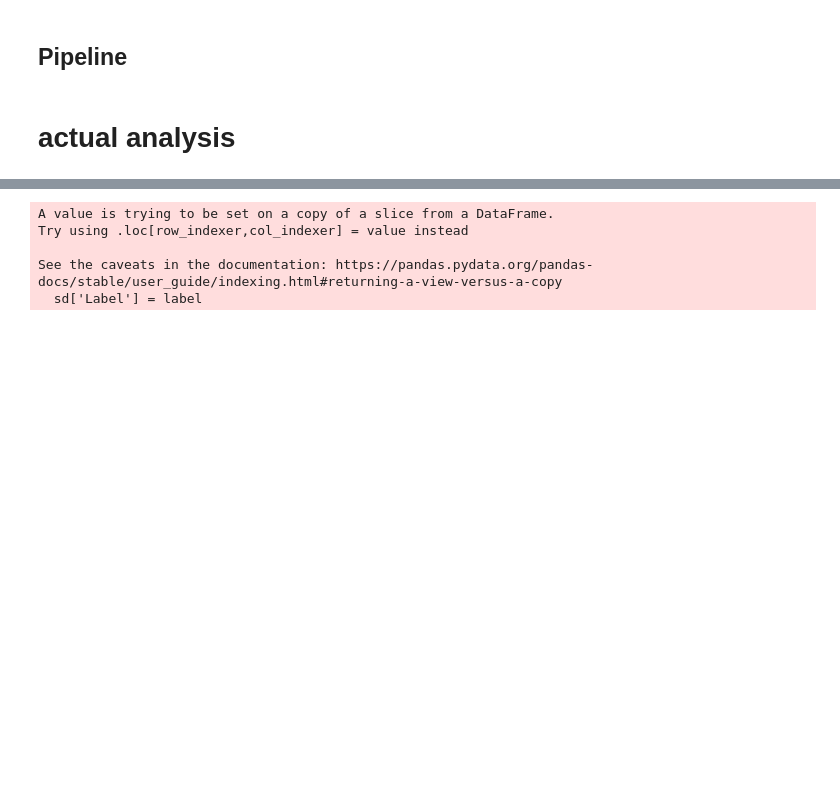
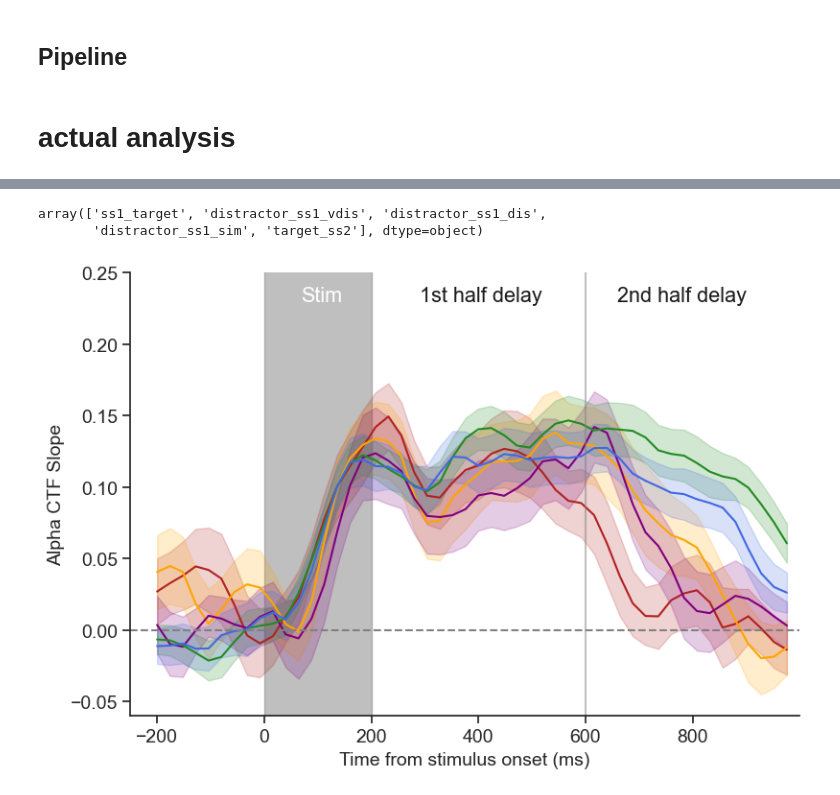
Before and after one commit to WilliamThyer/Dissociating-Spatial-and-Item-Based-Attention, a Jupyter notebook: Discus/analysis/IEM copy.ipynb, the cells around one changed output, grey strips where cells are left out. Saved outputs shown, nothing was run; the diff lists cells and outputs as text; code cells hidden in the pictures; blank space fills up the shorter version.

```diff
--- a/Discus/analysis/IEM copy.ipynb
+++ b/Discus/analysis/IEM copy.ipynb
@@ -524,0 +478,4 @@ sd = df.query('method=="Observed"')
+# %%
+x_all = pd.read_csv('output/iems_new.csv')
+x_all = x_all.drop(['Unnamed: 0','level_0','index','Time Period'],axis=1)
+x_all.head()
@@ -524,0 +506,45 @@ sd = df.query('method=="Observed"')
+# %%
+x_all.label.unique()
+# %% [output]
+array(['ss1_target', 'distractor_ss1_vdis', 'distractor_ss1_dis',
+       'distractor_ss1_sim', 'target_ss2'], dtype=object)
+# %%
+plt.close()
+colors = ['firebrick', 'orange','purple','forestgreen','royalblue']
+
+fig,ax =plt.subplots(figsize=(9,6))
+ax.fill_between([0,200], [-1, -1], [
+                1, 1], color='gray', alpha=.5)
+sns.lineplot(data=x_all,x='time',y='Slope',hue='label',ax=ax,legend=False,errorbar='se',
+             palette=colors, hue_order=['distractor_ss1_vdis','distractor_ss1_dis','distractor_ss1_sim','ss1_target','target_ss2'])
+ax.axhline(y=0, color='grey', linestyle='--')
+ax.axvline(x=600, color='grey', alpha=.5,linestyle='-')
+
+# aesthetics
+ax.spines['right'].set_visible(False)
+ax.spines['top'].set_visible(False)
+ax.yaxis.set_ticks_position('left')
+ax.xaxis.set_ticks_position('bottom')
+ax.set_xlabel('Time from stimulus onset (ms)',fontsize=14)
+ax.set_ylabel('Alpha CTF Slope',fontsize=14)
+plt.setp(ax.get_xticklabels(), fontsize=14)
+plt.setp(ax.get_yticklabels(), fontsize=14)
+plt.ylim(-.06,.25)
+plt.xlim(-250,999)
+ax.text(68,.23,'Stim',color='w')
+ax.text(290,.23,'1st half delay',color='k')
+ax.text(660,.23,'2nd half delay',color='k')
+
+# leg = ax.legend(title='Item',fontsize=13,bbox_to_anchor=(1.3, 1.05))
+# labels=['Very dissim. dist.','Dissim. dist.','Sim. dist.','Set size 1 target','Set size 2 target']
+# for i,l in enumerate(leg.get_texts()):
+#     l.set_text(labels[i])
+
+plt.setp(leg.get_title(),fontsize=13)
+# plt.title('CTF Slope',fontsize=16)
+
+plt.savefig('output/figures/iem_new.png',dpi=500,bbox_inches='tight')
+plt.savefig('output/figures/iem_new.pdf',dpi=500,bbox_inches='tight')
+plt.show()
+# %% [output]
+[figure, added]
@@ -525,18 +553,12 @@ sd = df.query('method=="Observed"')
 # %%
 label = []
-for t in sd.time:
-    if t<0:
-        label.append('Pre')
-    elif (t<200):
-        label.append('Stim')
-    elif (t>200) & (t < 600):
-        label.append('First half')
+def assign_timebin(row):
+    if row['time']<0:
+        return 'Pre'
+    elif (row['time']<200):
+        return 'Stim'
+    elif (row['time']>200) & (row['time'] < 600):
+        return 'First half'
     else:
-        label.append('Second half')
-sd['Label'] = label
+        return 'Second half'
+x_all['Time'] = x_all.apply(assign_timebin,axis=1)
-# %% [output]
-A value is trying to be set on a copy of a slice from a DataFrame.
-Try using .loc[row_indexer,col_indexer] = value instead
-
-See the caveats in the documentation: https://pandas.pydata.org/pandas-docs/stable/user_guide/indexing.html#returning-a-view-versus-a-copy
-  sd['Label'] = label
```
Also changed, not shown: parts of 36 cells of this notebook, 8 other files.
